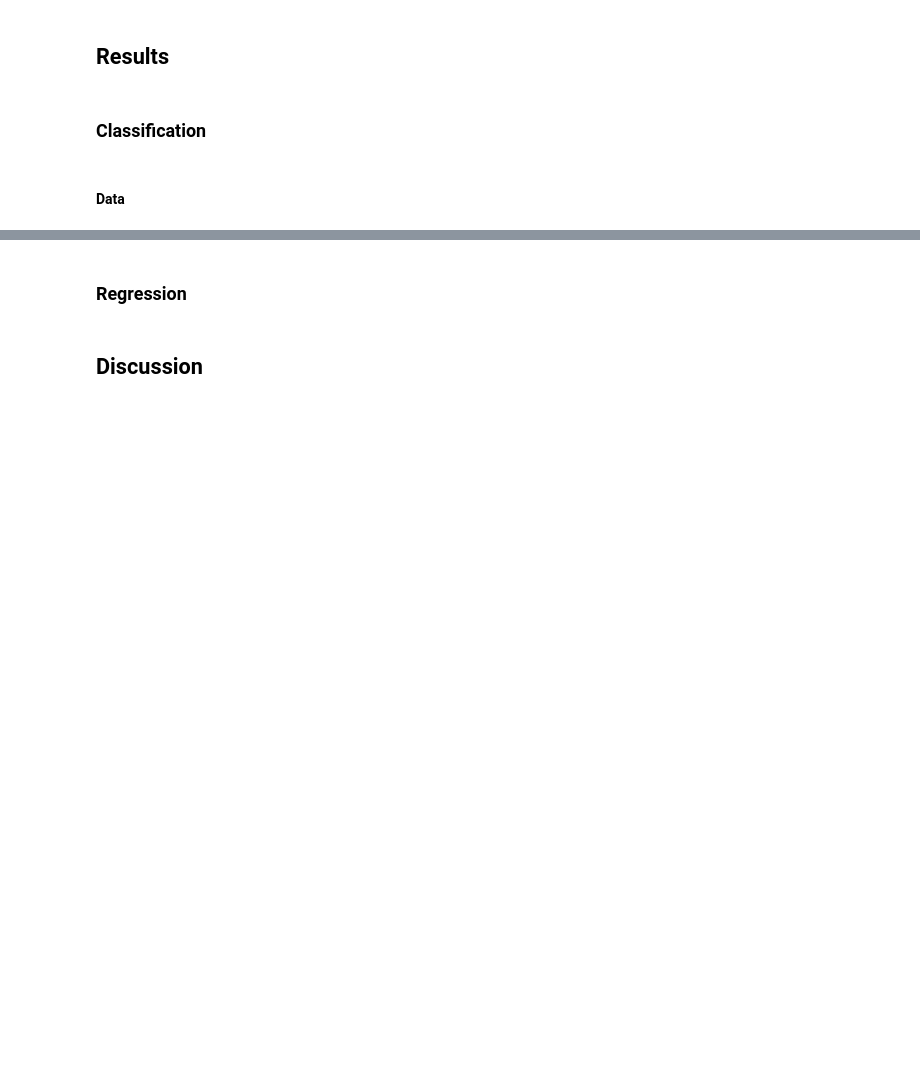
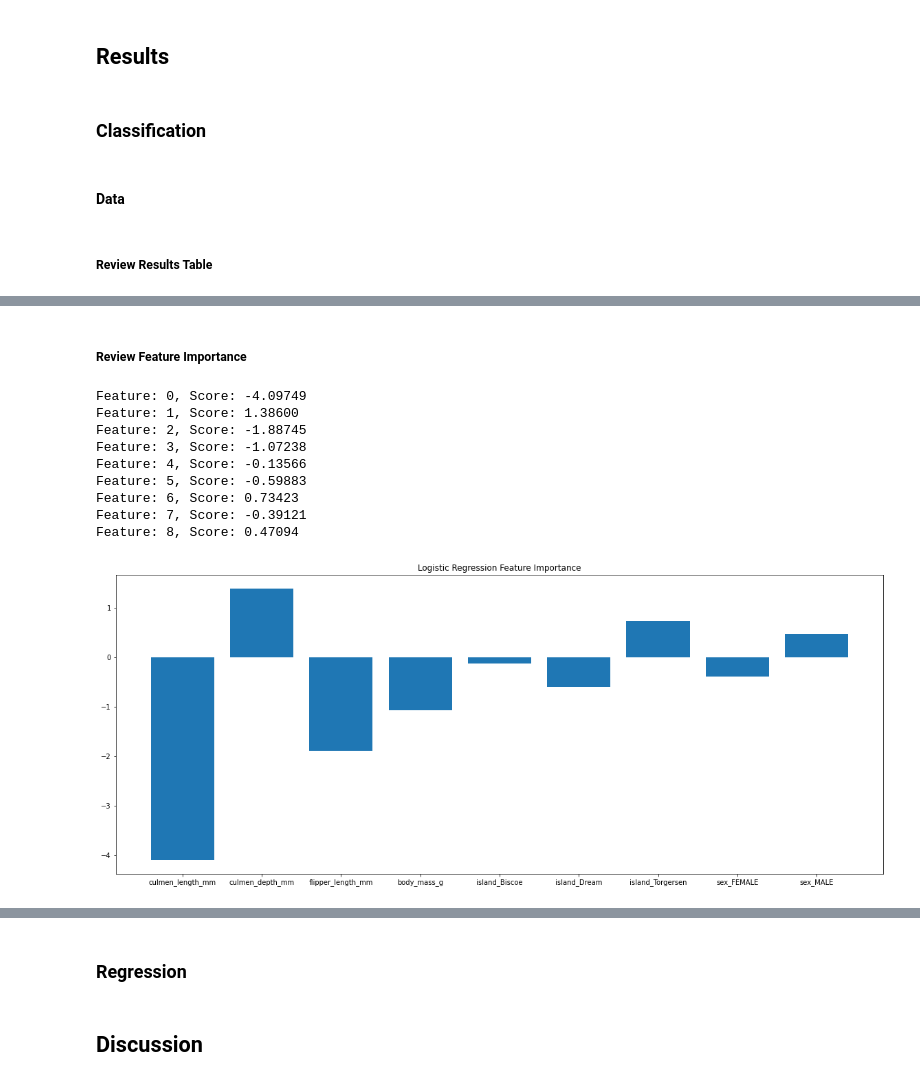
Before and after one commit to emekdahl/machine_learning_template, a Jupyter notebook: machine_learning_template.ipynb, the cells around one changed output, grey strips where cells are left out. Saved outputs shown, nothing was run; the diff lists cells and outputs as text; code cells hidden in the pictures; blank space fills up the shorter version.

Commit message:
feature importance

```diff
--- a/machine_learning_template.ipynb
+++ b/machine_learning_template.ipynb
@@ -993,6 +993,8 @@ Please also refer to the documentation for alternative solver options:
 ### Classification
 # %% [markdown]
 #### Data
+# %% [markdown]
+##### Review Results Table
 # %%
 model_tracker.sort_values(by=["train_or_test", "accuracy"], ascending=False)
 # %% [output]
@@ -1013,3 +1015,28 @@ model_tracker.sort_values(by=["train_or_test", "accuracy"], ascending=False)
 | 0 | AdaBoostClassifier() | train | X_train | 0.961538 | 0.964615 | 0.961538 | 0.960417 | [[115, 0, 0], [10, 45, 0], [0, 0,... | ... |
 | 0 | BaggingClassifier(base_estimator=... | train | X_train | 0.926923 | 0.931073 | 0.926923 | 0.927962 | [[102, 13, 0], [6, 49, 0], [0, 0,... | ... |
 | 0 | Train Majority Class | train | X_train | 0.442308 | 0.195636 | 0.442308 | 0.271282 | [[115, 0, 0], [55, 0, 0], [90, 0,... | ... |
+# %% [markdown]
+##### Review Feature Importance
+# %%
+lr_model = LogisticRegression()
+lr_model.fit(X_train, y_train)
+importance = lr_model.coef_[0]
+# summarize feature importance
+for i,v in enumerate(importance):
+	print('Feature: %0d, Score: %.5f' % (i,v))
+# plot feature importance
+plt.figure(figsize=(20,8))
+plt.bar([x for x in X_train.columns], importance)
+plt.title('Logistic Regression Feature Importance')
+plt.show()
+# %% [output]
+Feature: 0, Score: -4.09749
+Feature: 1, Score: 1.38600
+Feature: 2, Score: -1.88745
+Feature: 3, Score: -1.07238
+Feature: 4, Score: -0.13566
+Feature: 5, Score: -0.59883
+Feature: 6, Score: 0.73423
+Feature: 7, Score: -0.39121
+Feature: 8, Score: 0.47094
+[figure, added]
```
Also changed, not shown: parts of 7 cells of this notebook.
